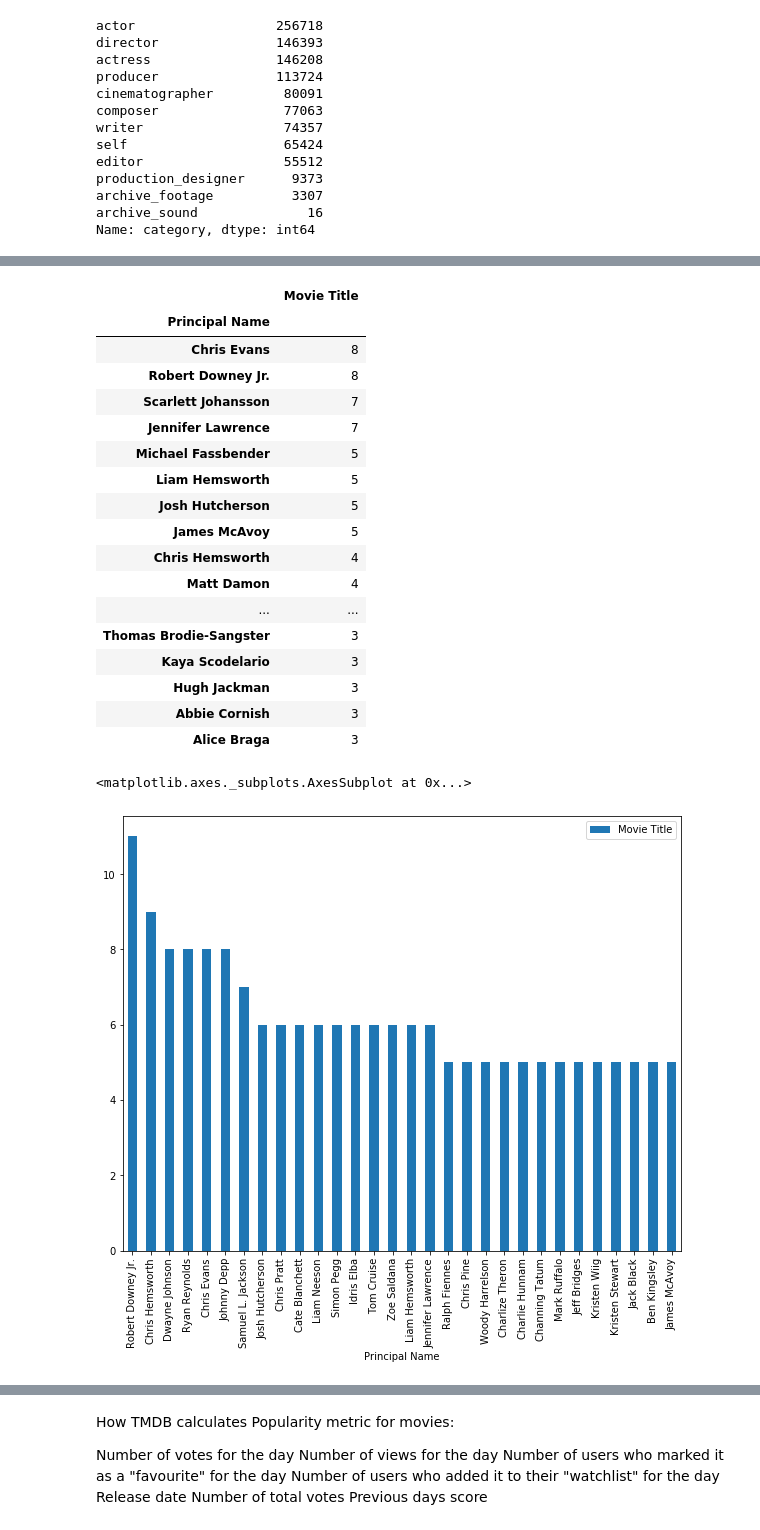
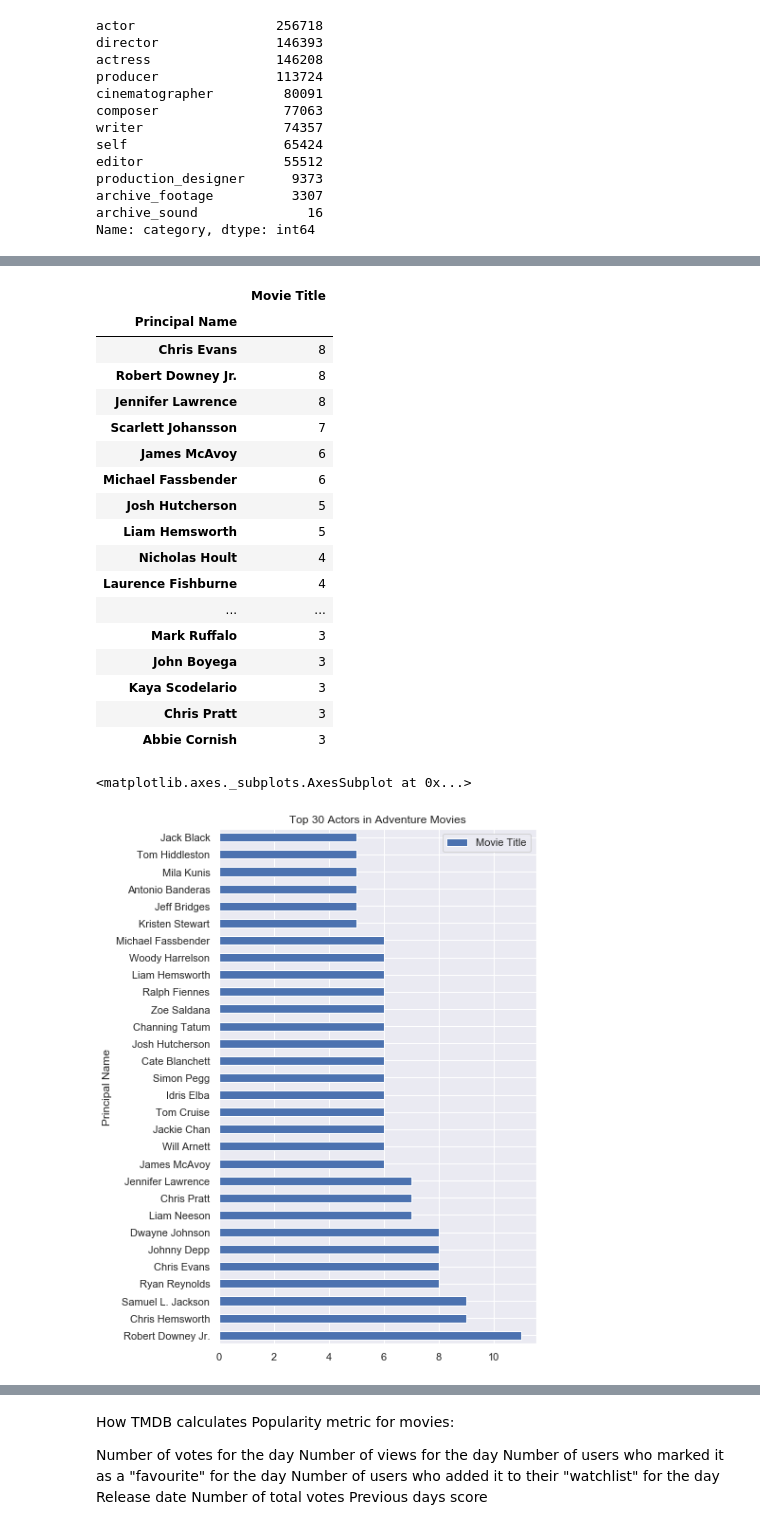
Before and after one commit to lilisbeit/Microsoft-Movies-Project, a Jupyter notebook: Microsoft-Movies-Notebook.ipynb, the cells around one changed output, grey strips where cells are left out. Drawn from its saved outputs; the diff is of its cells as text; code cells hidden in the pictures.

```diff
--- a/Microsoft-Movies-Notebook.ipynb
+++ b/Microsoft-Movies-Notebook.ipynb
@@ -1096,0 +976,15 @@ plt.xticks(rotation=45)
+# %%
+# histogram for runtime of top 0.05% of movies by popularity
+
+fig = sns.distplot(a=top_movies_25['runtime_minutes'], bins=10)
+
+mean=top_movies_25['runtime_minutes'].mean()
+median=top_movies_25['runtime_minutes'].median()
+
+fig.axvline(mean, color='r', linestyle='--')
+fig.axvline(median, color='g', linestyle='-')
+
+sns.set(rc={'figure.figsize':(11.7,8.27)})
+fig.set_title('Runtime Minutes for Top 25% of Movies')
+
+fig
@@ -1194,21 +1139,4 @@ principals_list
 # %%
-#for context, add back in movie titles and genres
-
-#add back movie titles
-principals_movies_list = principals_list.merge(top_movies_principals, on='nconst', how='left')
-# principals_movies_list.head(21)
-# principals_movies_list.info() #length = 3977
-
-#add back movie genres
-principals_movies_list = principals_movies_list.merge(imdb_title_basics_df, on='tconst')
-# principals_movies_list.info() #length still 3977
-
-#remove unnecessary columns
-principals_movies_list.drop(columns=['primary_profession','primary_title','original_title','start_year_y','runtime_minutes'], inplace=True)
-
-#sort on movie count, principal name, movie year
-principals_movies_list.sort_values(by=['primary_title_x','primary_name','start_year_x'], ascending=False, inplace=True)
-
 #rename columns for clarity (poor Microsoft)
 principals_movies_list.rename(columns = {'nconst': 'Principal IMDB ID',
                                          'primary_title_x': 'Total Movie Count',
@@ -1216,7 +1144,7 @@ principals_movies_list.rename(columns = {'nconst': 'Principal IMDB ID',
                                          'birth_year': 'Principal Birth Year',
                                          'tconst': 'Movie IMDB ID',
                                          'primary_title_y': 'Movie Title',
-                                         'start_year_x': 'Movie Year',
+                                         'start_year': 'Movie Year',
                                          'averagerating': 'Movie Average Rating',
                                          'numvotes': 'Total Rating Votes',
                                          'popularity': 'Movie Popularity (Rating x Votes)',
@@ -1235,7 +1163,8 @@ principals_movies_list = principals_movies_list[['Principal Name',
                                                 'Movie Average Rating',
                                                 'Total Rating Votes',
                                                 'Movie Popularity (Rating x Votes)',
-                                                'Movie Genres']
+                                                'Movie Genres'
+                                                ]
                                                ]
 
 
@@ -1264,6 +1197,7 @@ principals_movies_list
 # create a function to search by principal's role and movie genre, and choose number of records
 
 def find_principals(role, genre, num_people):
+    """Search principals_movies_list for specific combinations of role and genre"""
     df = principals_movies_list.loc[principals_movies_list['Principal Role in Movie'] == role]
     df = df.loc[df['Movie Genres'].str.contains(genre)]
     df = df[['Principal Name','Movie Title']]
@@ -1281,30 +1215,32 @@ find_principals('actor','Sci-Fi', 25)
 | Principal Name |  |
 | Chris Evans | 8 |
 | Robert Downey Jr. | 8 |
+| Jennifer Lawrence | 8 |
 | Scarlett Johansson | 7 |
-| Jennifer Lawrence | 7 |
-| Michael Fassbender | 5 |
+| James McAvoy | 6 |
+| Michael Fassbender | 6 |
+| Josh Hutcherson | 5 |
 | Liam Hemsworth | 5 |
-| Josh Hutcherson | 5 |
-| James McAvoy | 5 |
-| Chris Hemsworth | 4 |
-| Matt Damon | 4 |
+| Nicholas Hoult | 4 |
+| Laurence Fishburne | 4 |
 | ... | ... |
-| Thomas Brodie-Sangster | 3 |
+| Mark Ruffalo | 3 |
+| John Boyega | 3 |
 | Kaya Scodelario | 3 |
-| Hugh Jackman | 3 |
+| Chris Pratt | 3 |
 | Abbie Cornish | 3 |
-| Alice Braga | 3 |
 # %%
-# create visualizations to show the top 20 actors in top 3 genres (Adventure, Sci-Fi, Action)
+# create visualizations to show the top 30 actors in top 3 genres (Adventure, Sci-Fi, Action)
 # start with Adventure!
 
 df = find_principals('actor','Adventure', 30)
 
-df.plot(kind='bar', figsize=(10,8))
+df.plot(kind='barh', rot=0, figsize=(6,10), title='Top 30 Actors in Adventure Movies')
+
+# plt.gca().invert_yaxis()
 # %% [output]
 <matplotlib.axes._subplots.AxesSubplot at 0x...>
-[figure, old version]
+[figure, new version]
 # %%
 # now try Sci-Fi
 
```
Also changed, not shown: parts of 93 cells of this notebook.
